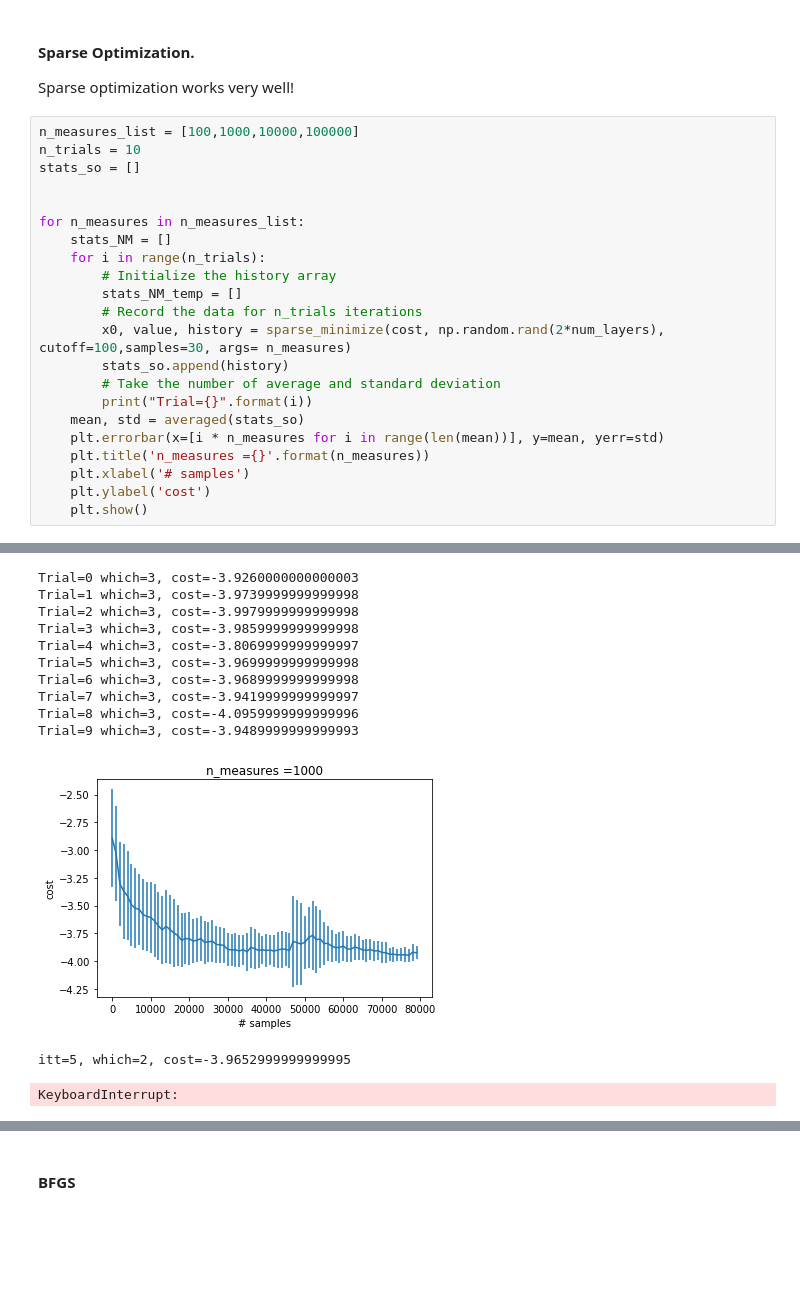
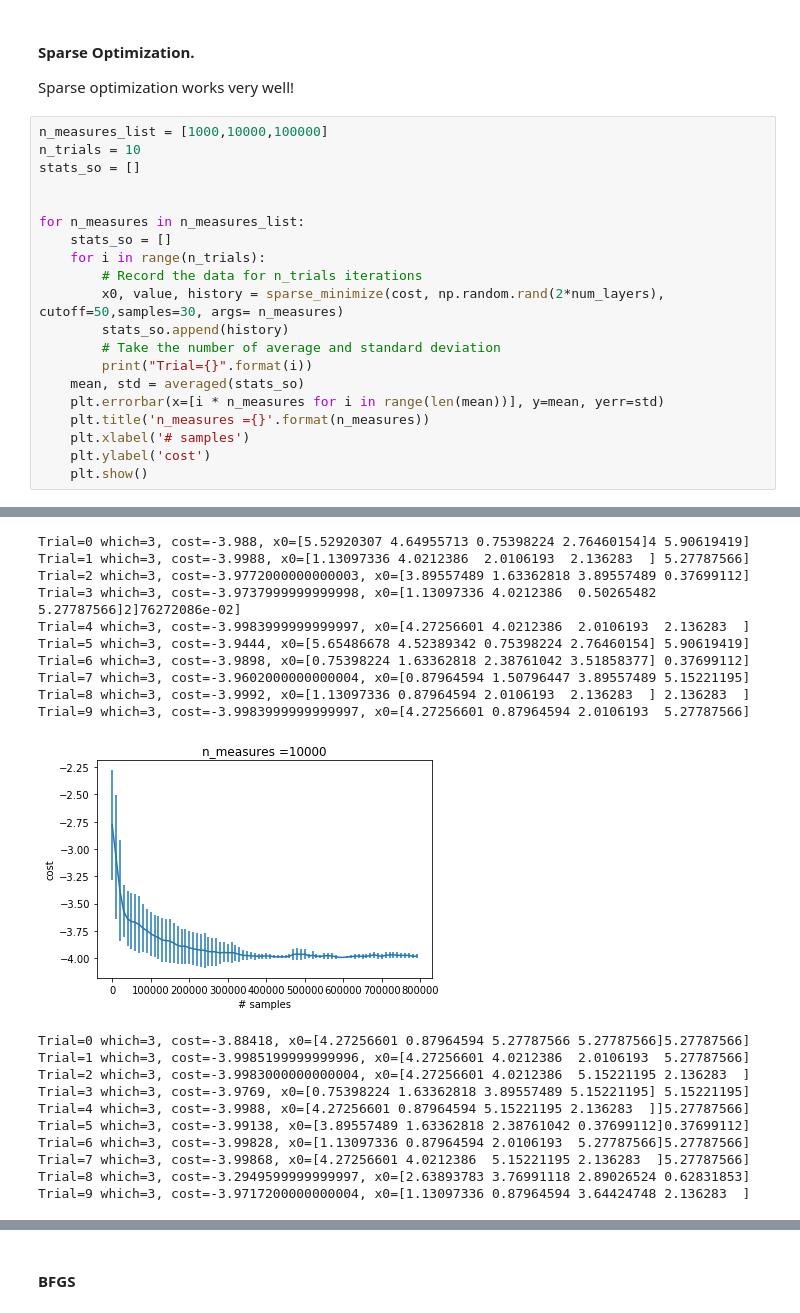
Before and after one commit to ikim-quantum/optimization_sparse, a Jupyter notebook: MaxCut_Isaac.ipynb, the cells around one changed output, grey strips where cells are left out. Saved outputs shown, nothing was run; the diff lists cells and outputs as text; blank space fills up the shorter version.

Commit message:
sparse reconstruction working?

```diff
--- a/MaxCut_Isaac.ipynb
+++ b/MaxCut_Isaac.ipynb
@@ -153,18 +153,16 @@ plt.show()
 #### Sparse Optimization.
 Sparse optimization works very well!
 # %%
-n_measures_list = [100,1000,10000,100000]
+n_measures_list = [1000,10000,100000]
 n_trials = 10
 stats_so = []
 
 
 for n_measures in n_measures_list:
-    stats_NM = []
+    stats_so = []
     for i in range(n_trials):
-        # Initialize the history array
-        stats_NM_temp = []
         # Record the data for n_trials iterations
-        x0, value, history = sparse_minimize(cost, np.random.rand(2*num_layers), cutoff=100,samples=30, args= n_measures)
+        x0, value, history = sparse_minimize(cost, np.random.rand(2*num_layers), cutoff=50,samples=30, args= n_measures)
         stats_so.append(history)
         # Take the number of average and standard deviation
         print("Trial={}".format(i))
@@ -189,13 +187,21 @@ Trial=9 which=3, cost=-3.9600000000000003
-Trial=0 which=3, cost=-3.9260000000000003
-Trial=1 which=3, cost=-3.9739999999999998
-Trial=2 which=3, cost=-3.9979999999999998
-Trial=3 which=3, cost=-3.9859999999999998
-Trial=4 which=3, cost=-3.8069999999999997
-Trial=5 which=3, cost=-3.9699999999999998
-Trial=6 which=3, cost=-3.9689999999999998
-Trial=7 which=3, cost=-3.9419999999999997
-Trial=8 which=3, cost=-4.0959999999999996
-Trial=9 which=3, cost=-3.9489999999999993
+Trial=0 which=3, cost=-3.988, x0=[5.52920307 4.64955713 0.75398224 2.76460154]4 5.90619419]
+Trial=1 which=3, cost=-3.9988, x0=[1.13097336 4.0212386  2.0106193  2.136283  ] 5.27787566]
+Trial=2 which=3, cost=-3.9772000000000003, x0=[3.89557489 1.63362818 3.89557489 0.37699112]
+Trial=3 which=3, cost=-3.9737999999999998, x0=[1.13097336 4.0212386  0.50265482 5.27787566]2]76272086e-02]
+Trial=4 which=3, cost=-3.9983999999999997, x0=[4.27256601 4.0212386  2.0106193  2.136283  ]
+Trial=5 which=3, cost=-3.9444, x0=[5.65486678 4.52389342 0.75398224 2.76460154] 5.90619419]
+Trial=6 which=3, cost=-3.9898, x0=[0.75398224 1.63362818 2.38761042 3.51858377] 0.37699112]
+Trial=7 which=3, cost=-3.9602000000000004, x0=[0.87964594 1.50796447 3.89557489 5.15221195]
+Trial=8 which=3, cost=-3.9992, x0=[1.13097336 0.87964594 2.0106193  2.136283  ] 2.136283  ]
+Trial=9 which=3, cost=-3.9983999999999997, x0=[4.27256601 0.87964594 2.0106193  5.27787566]
-[figure, old version]
+[figure, new version]
-itt=5, which=2, cost=-3.9652999999999995
+Trial=0 which=3, cost=-3.88418, x0=[4.27256601 0.87964594 5.27787566 5.27787566]5.27787566]
+Trial=1 which=3, cost=-3.9985199999999996, x0=[4.27256601 4.0212386  2.0106193  5.27787566]
+Trial=2 which=3, cost=-3.9983000000000004, x0=[4.27256601 4.0212386  5.15221195 2.136283  ]
+Trial=3 which=3, cost=-3.9769, x0=[0.75398224 1.63362818 3.89557489 5.15221195] 5.15221195]
+Trial=4 which=3, cost=-3.9988, x0=[4.27256601 0.87964594 5.15221195 2.136283  ]]5.27787566]
+Trial=5 which=3, cost=-3.99138, x0=[3.89557489 1.63362818 2.38761042 0.37699112]0.37699112]
+Trial=6 which=3, cost=-3.99828, x0=[1.13097336 0.87964594 2.0106193  5.27787566]5.27787566]
+Trial=7 which=3, cost=-3.99868, x0=[4.27256601 4.0212386  5.15221195 2.136283  ]5.27787566]
+Trial=8 which=3, cost=-3.2949599999999997, x0=[2.63893783 3.76991118 2.89026524 0.62831853]
+Trial=9 which=3, cost=-3.9717200000000004, x0=[1.13097336 0.87964594 3.64424748 2.136283  ]
-KeyboardInterrupt:
```
Also changed, not shown: parts of 1 cell of this notebook, 1 other file.
